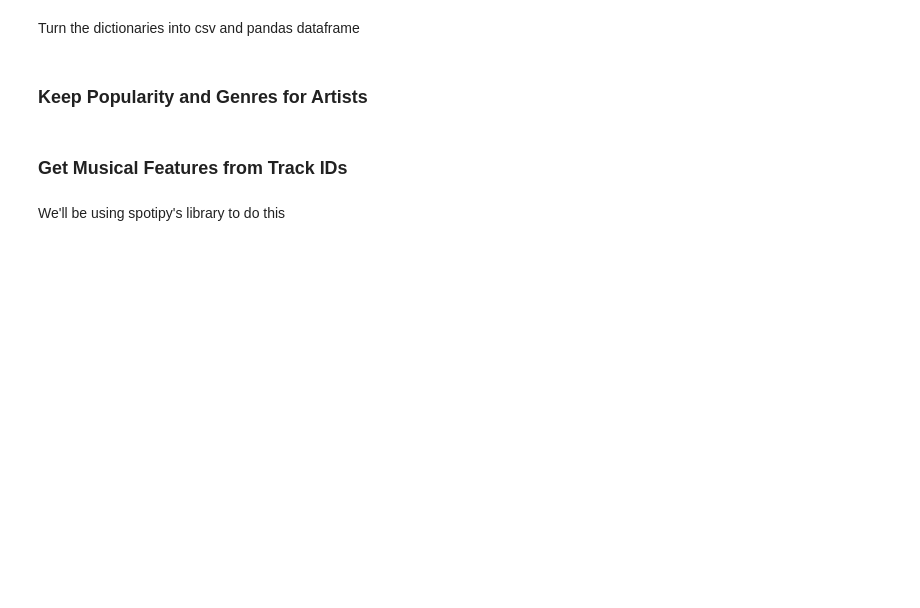
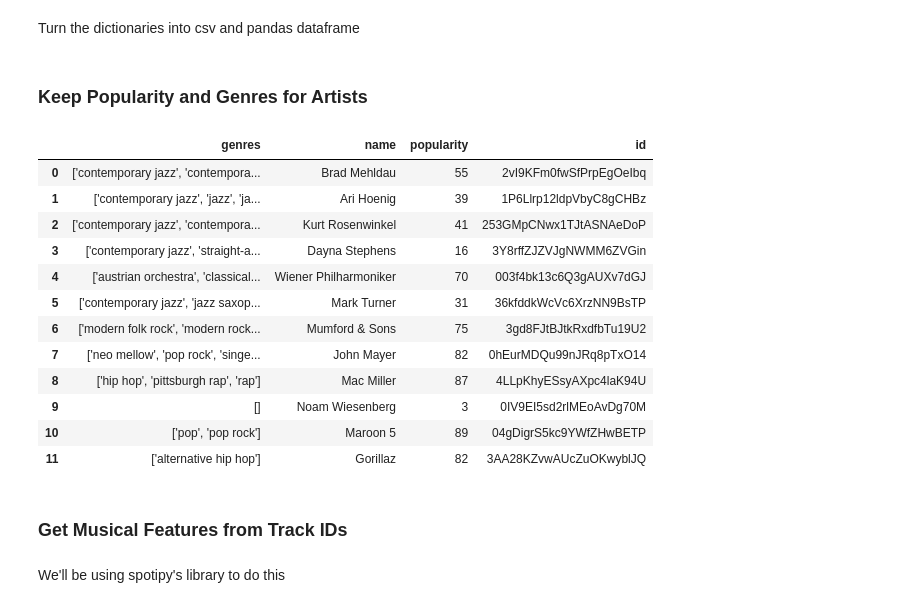
Before and after one commit to kyirong6/spotify-personal-viz-1, a Jupyter notebook: Data_Collection_and_Analysis.ipynb, the cells around one changed output. Saved outputs shown, nothing was run; the diff lists cells and outputs as text; code cells hidden in the pictures; blank space fills up the shorter version.

```diff
--- a/Data_Collection_and_Analysis.ipynb
+++ b/Data_Collection_and_Analysis.ipynb
@@ -60,6 +60,22 @@ top_artists_long_term_reduced = top_artists_long_term_df[artist_features]
 top_artists_short_term_reduced.to_csv('data/artists_short_term_reduced.csv')
 top_artists_medium_term_reduced.to_csv('data/artists_medium_term_reduced.csv')
 top_artists_long_term_reduced.to_csv('data/artists_long_term_reduced.csv')
+# %%
+top_artists_short_term_reduced
+# %% [output]
+|  | genres | name | popularity | id |
+| 0 | ['contemporary jazz', 'contempora... | Brad Mehldau | 55 | 2vI9KFm0fwSfPrpEgOeIbq |
+| 1 | ['contemporary jazz', 'jazz', 'ja... | Ari Hoenig | 39 | 1P6Llrp12ldpVbyC8gCHBz |
+| 2 | ['contemporary jazz', 'contempora... | Kurt Rosenwinkel | 41 | 253GMpCNwx1TJtASNAeDoP |
+| 3 | ['contemporary jazz', 'straight-a... | Dayna Stephens | 16 | 3Y8rffZJZVJgNWMM6ZVGin |
+| 4 | ['austrian orchestra', 'classical... | Wiener Philharmoniker | 70 | 003f4bk13c6Q3gAUXv7dGJ |
+| 5 | ['contemporary jazz', 'jazz saxop... | Mark Turner | 31 | 36kfddkWcVc6XrzNN9BsTP |
+| 6 | ['modern folk rock', 'modern rock... | Mumford & Sons | 75 | 3gd8FJtBJtkRxdfbTu19U2 |
+| 7 | ['neo mellow', 'pop rock', 'singe... | John Mayer | 82 | 0hEurMDQu99nJRq8pTxO14 |
+| 8 | ['hip hop', 'pittsburgh rap', 'rap'] | Mac Miller | 87 | 4LLpKhyESsyAXpc4laK94U |
+| 9 | [] | Noam Wiesenberg | 3 | 0IV9EI5sd2rlMEoAvDg70M |
+| 10 | ['pop', 'pop rock'] | Maroon 5 | 89 | 04gDigrS5kc9YWfZHwBETP |
+| 11 | ['alternative hip hop'] | Gorillaz | 82 | 3AA28KZvwAUcZuOKwyblJQ |
 # %% [markdown]
 ### Get Musical Features from Track IDs
 # %% [markdown]
```
Also changed, not shown: parts of 1 cell of this notebook, 3 other files.
